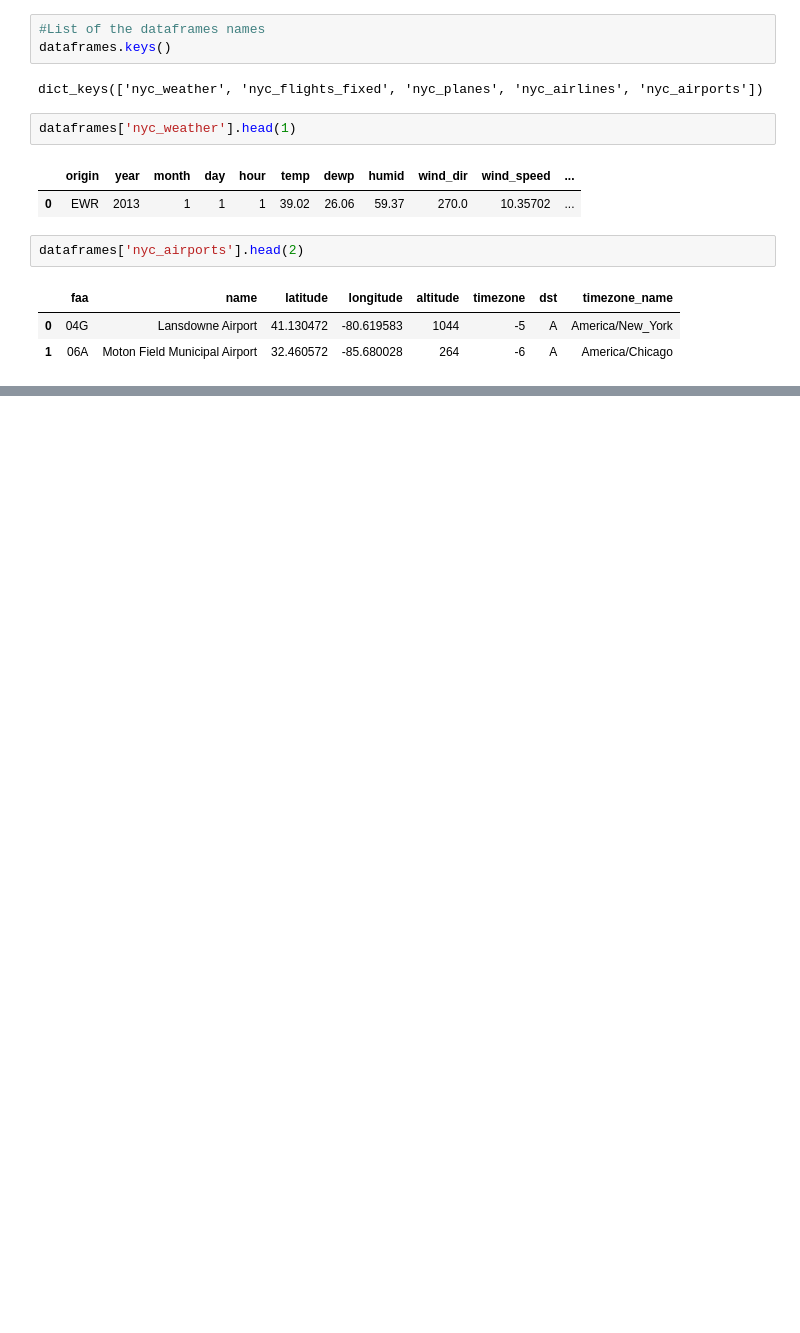
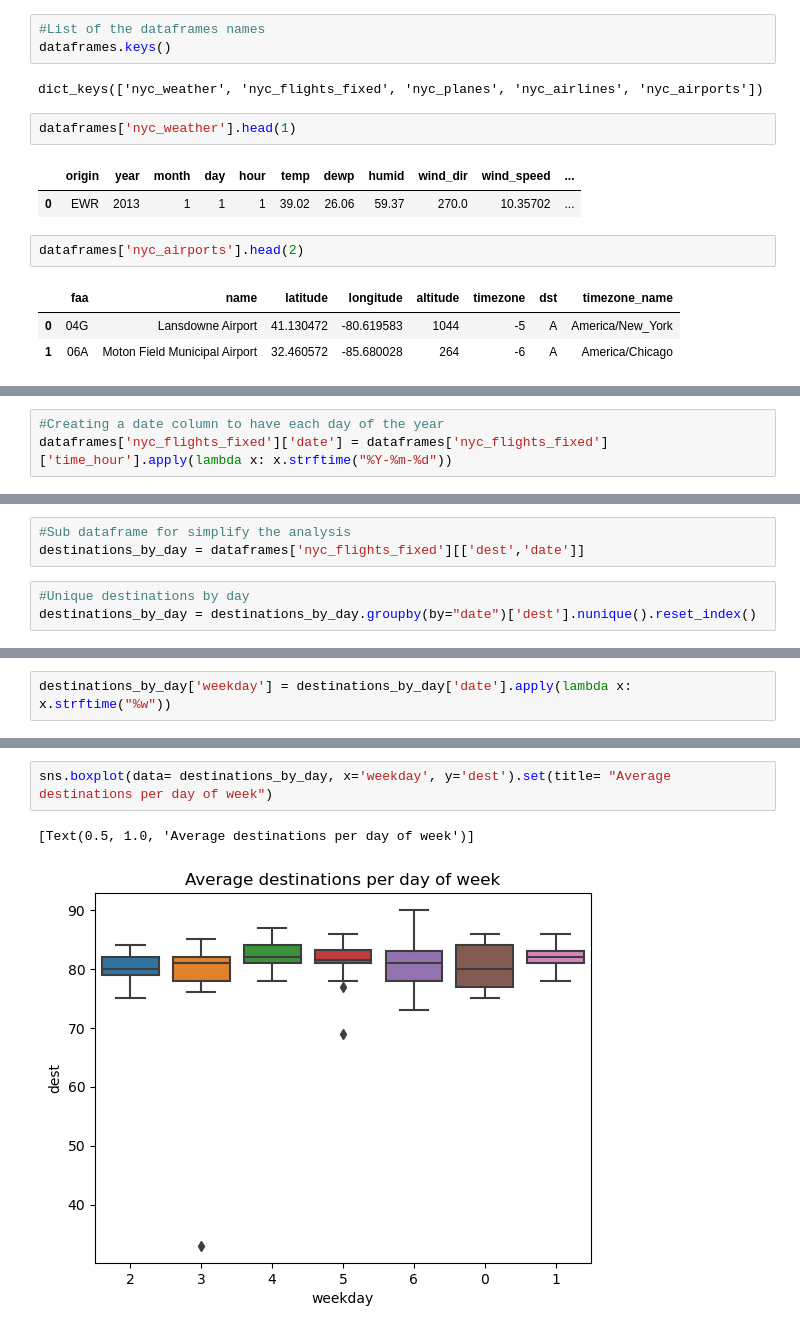
Before and after one commit to brauCastelblanco/data-analysis-projects, a Jupyter notebook: NY Airport Analysis.ipynb, the cells around one changed output, grey strips where cells are left out. Cells and saved outputs as stored; diff of their text form; blank space fills up the shorter version.

```diff
--- a/NY Airport Analysis.ipynb
+++ b/NY Airport Analysis.ipynb
@@ -64,0 +77,3 @@ The number of distinct destinations connected to the airport is: 1440
+# %%
+#Creating a date column to have each day of the year
+dataframes['nyc_flights_fixed']['date'] = dataframes['nyc_flights_fixed']['time_hour'].apply(lambda x: x.strftime("%Y-%m-%d"))
@@ -64,0 +83,6 @@ The number of distinct destinations connected to the airport is: 1440
+# %%
+#Sub dataframe for simplify the analysis
+destinations_by_day = dataframes['nyc_flights_fixed'][['dest','date']]
+# %%
+#Unique destinations by day
+destinations_by_day = destinations_by_day.groupby(by="date")['dest'].nunique().reset_index()
@@ -64,0 +98,2 @@ The number of distinct destinations connected to the airport is: 1440
+# %%
+destinations_by_day['weekday'] = destinations_by_day['date'].apply(lambda x: x.strftime("%w"))
@@ -64,0 +121,5 @@ The number of distinct destinations connected to the airport is: 1440
+# %%
+sns.boxplot(data= destinations_by_day, x='weekday', y='dest').set(title= "Average destinations per day of week")
+# %% [output]
+[Text(0.5, 1.0, 'Average destinations per day of week')]
+[figure, added]
```
Also changed, not shown: parts of 16 cells of this notebook.
